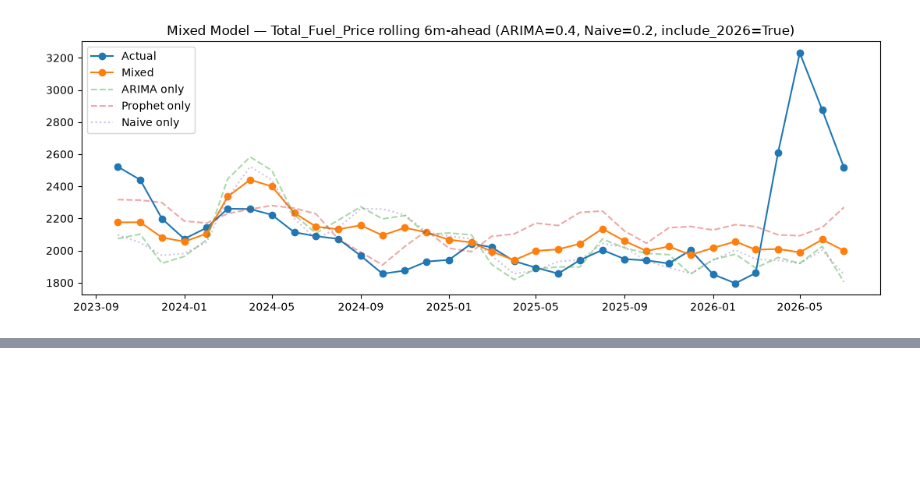
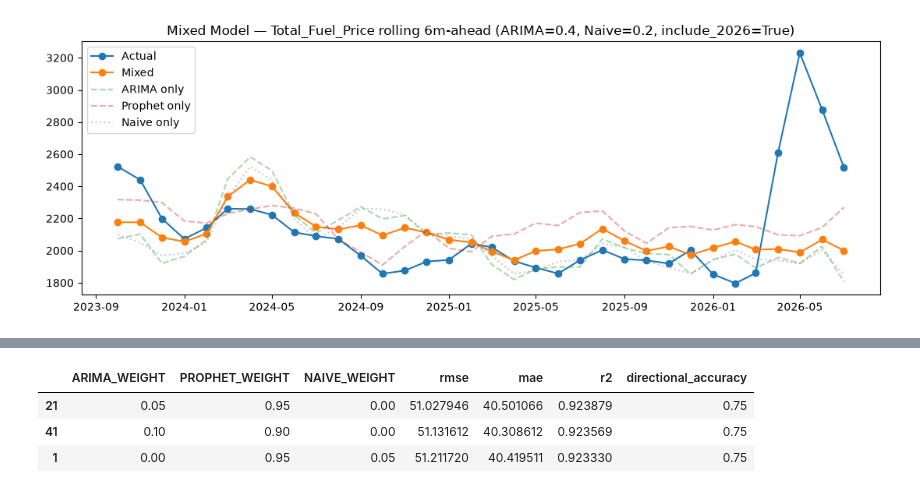
Before and after one commit to Trist4/fools-optimum, a Jupyter notebook: notebooks/mixed_model.ipynb, the cells around one changed output, grey strips where cells are left out. Cells and saved outputs as stored; diff of their text form; code cells hidden in the pictures; blank space fills up the shorter version.

```diff
--- a/notebooks/mixed_model.ipynb
+++ b/notebooks/mixed_model.ipynb
@@ -295,0 +468,9 @@ R2:   -0.0636
+# %%
+preds_df = get_walkforward_predictions(petrol_df, features_1M_petrol,
+                                        FORECAST_HORIZON=1, TRAIN_RATIO=0.8)
+
+best_weights, weight_grid = find_best_weights(preds_df, step=0.05, metric="rmse")
+
+# top 3 configs, for context/sensitivity checking
+weight_grid.sort_values("rmse").head(3)
+# %% [output]
@@ -295,0 +494,4 @@ R2:   -0.0636
+|  | ARIMA_WEIGHT | PROPHET_WEIGHT | NAIVE_WEIGHT | rmse | mae | r2 | directional_accuracy |
+| 21 | 0.05 | 0.95 | 0.00 | 51.027946 | 40.501066 | 0.923879 | 0.75 |
+| 41 | 0.10 | 0.90 | 0.00 | 51.131612 | 40.308612 | 0.923569 | 0.75 |
+| 1 | 0.00 | 0.95 | 0.05 | 51.211720 | 40.419511 | 0.923330 | 0.75 |
```
Also changed, not shown: parts of 18 cells of this notebook.
